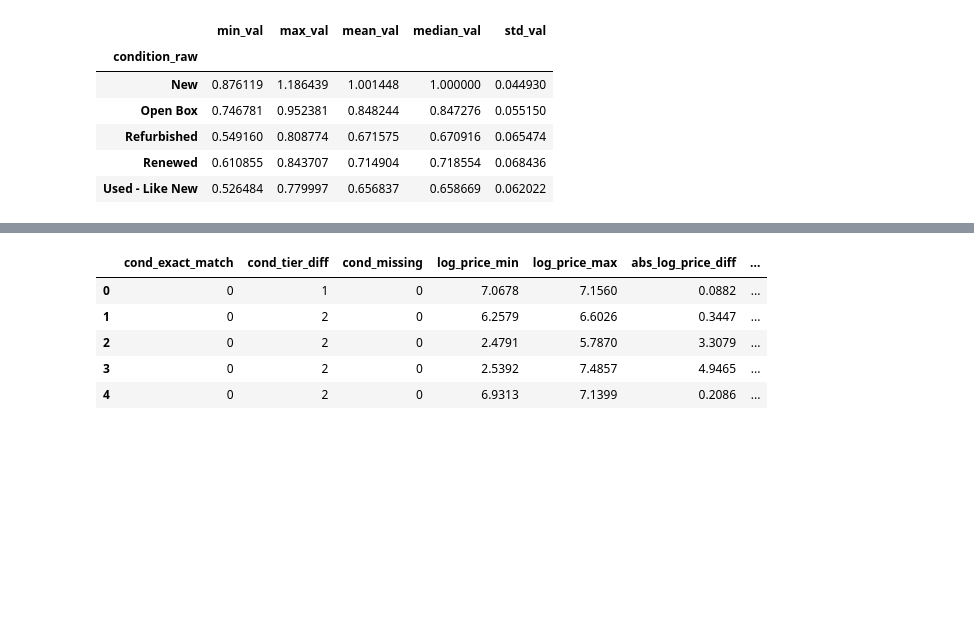
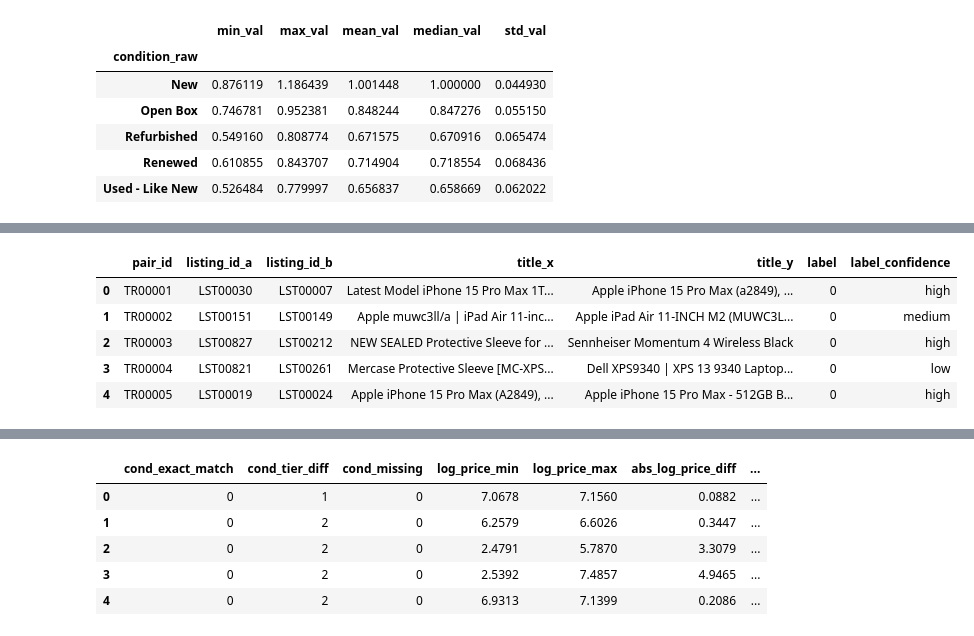
Before and after one commit to ashwinkadam/Offer-to-SKU-Matching, a Jupyter notebook: notebooks/analysis.ipynb, the cells around one changed output, grey strips where cells are left out. Saved outputs shown, nothing was run; the diff lists cells and outputs as text; code cells hidden in the pictures; blank space fills up the shorter version.

```diff
--- a/notebooks/analysis.ipynb
+++ b/notebooks/analysis.ipynb
@@ -343,0 +364,9 @@ class PairConditionPriceFeatures(BaseEstimator, TransformerMixin):
+# %%
+final_df[["pair_id", "listing_id_a", "listing_id_b", "title_x", "title_y", "label", "label_confidence"]].head(5)
+# %% [output]
+|  | pair_id | listing_id_a | listing_id_b | title_x | title_y | label | label_confidence |
+| 0 | TR00001 | LST00030 | LST00007 | Latest Model iPhone 15 Pro Max 1T... | Apple iPhone 15 Pro Max (a2849), ... | 0 | high |
+| 1 | TR00002 | LST00151 | LST00149 | Apple muwc3ll/a | iPad Air 11-inc... | Apple iPad Air 11-INCH M2 (MUWC3L... | 0 | medium |
+| 2 | TR00003 | LST00827 | LST00212 | NEW SEALED Protective Sleeve for ... | Sennheiser Momentum 4 Wireless Black | 0 | high |
+| 3 | TR00004 | LST00821 | LST00261 | Mercase Protective Sleeve [MC-XPS... | Dell XPS9340 | XPS 13 9340 Laptop... | 0 | low |
+| 4 | TR00005 | LST00019 | LST00024 | Apple iPhone 15 Pro Max (A2849), ... | Apple iPhone 15 Pro Max - 512GB B... | 0 | high |
```
Also changed, not shown: parts of 16 cells of this notebook.
